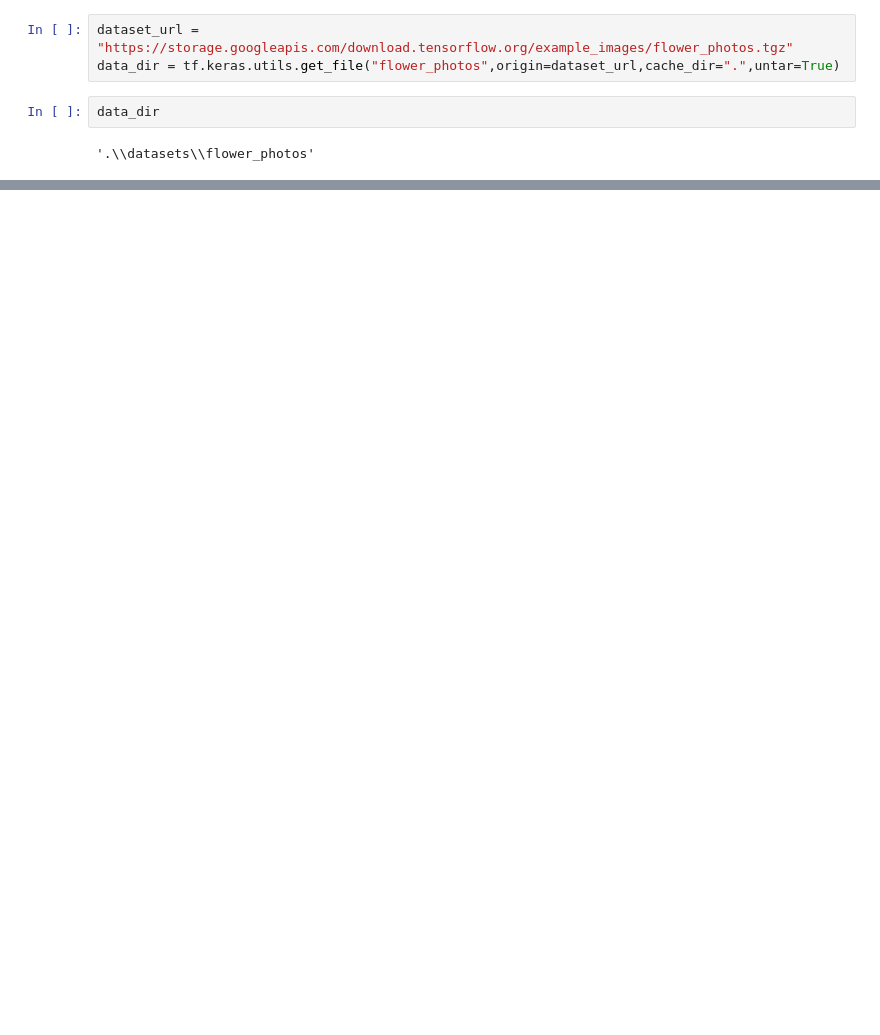
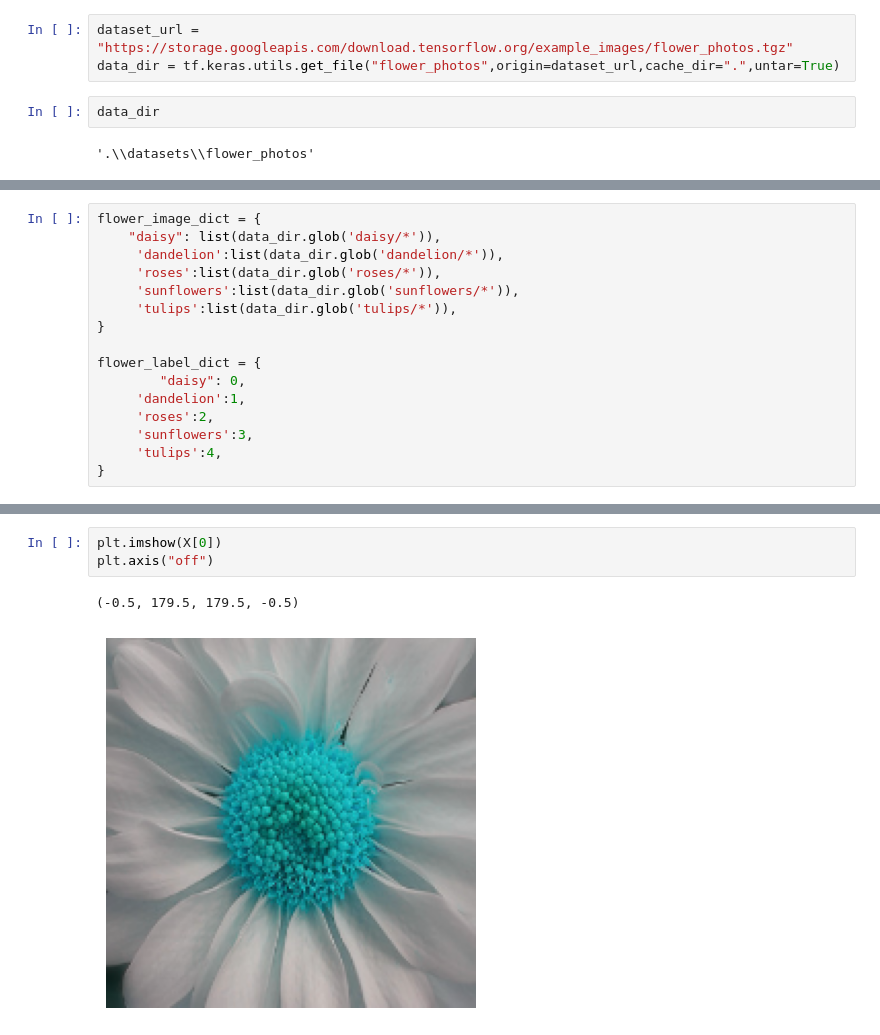
Before and after one commit to nabeelalikhan0/Deep-Learning-Tuto, a Jupyter notebook: Tensorflow/Chapter 3/3.3 Data agumantation for overfitting.ipynb, the cells around one changed output, grey strips where cells are left out. Cells and saved outputs as stored; diff of their text form; blank space fills up the shorter version.

```diff
--- a/Tensorflow/Chapter 3/3.3 Data agumantation for overfitting.ipynb
+++ b/Tensorflow/Chapter 3/3.3 Data agumantation for overfitting.ipynb
@@ -163,0 +219,16 @@ data_dir
+# %%
+flower_image_dict = {
+    "daisy": list(data_dir.glob('daisy/*')),
+     'dandelion':list(data_dir.glob('dandelion/*')),
+     'roses':list(data_dir.glob('roses/*')),
+     'sunflowers':list(data_dir.glob('sunflowers/*')),
+     'tulips':list(data_dir.glob('tulips/*')),
+}
+
+flower_label_dict = {
+        "daisy": 0,
+     'dandelion':1,
+     'roses':2,
+     'sunflowers':3,
+     'tulips':4,
+}
@@ -163,0 +419,6 @@ data_dir
+# %%
+plt.imshow(X[0])
+plt.axis("off")
+# %% [output]
+(-0.5, 179.5, 179.5, -0.5)
+[figure, added]
```
Also changed, not shown: parts of 34 cells of this notebook.
